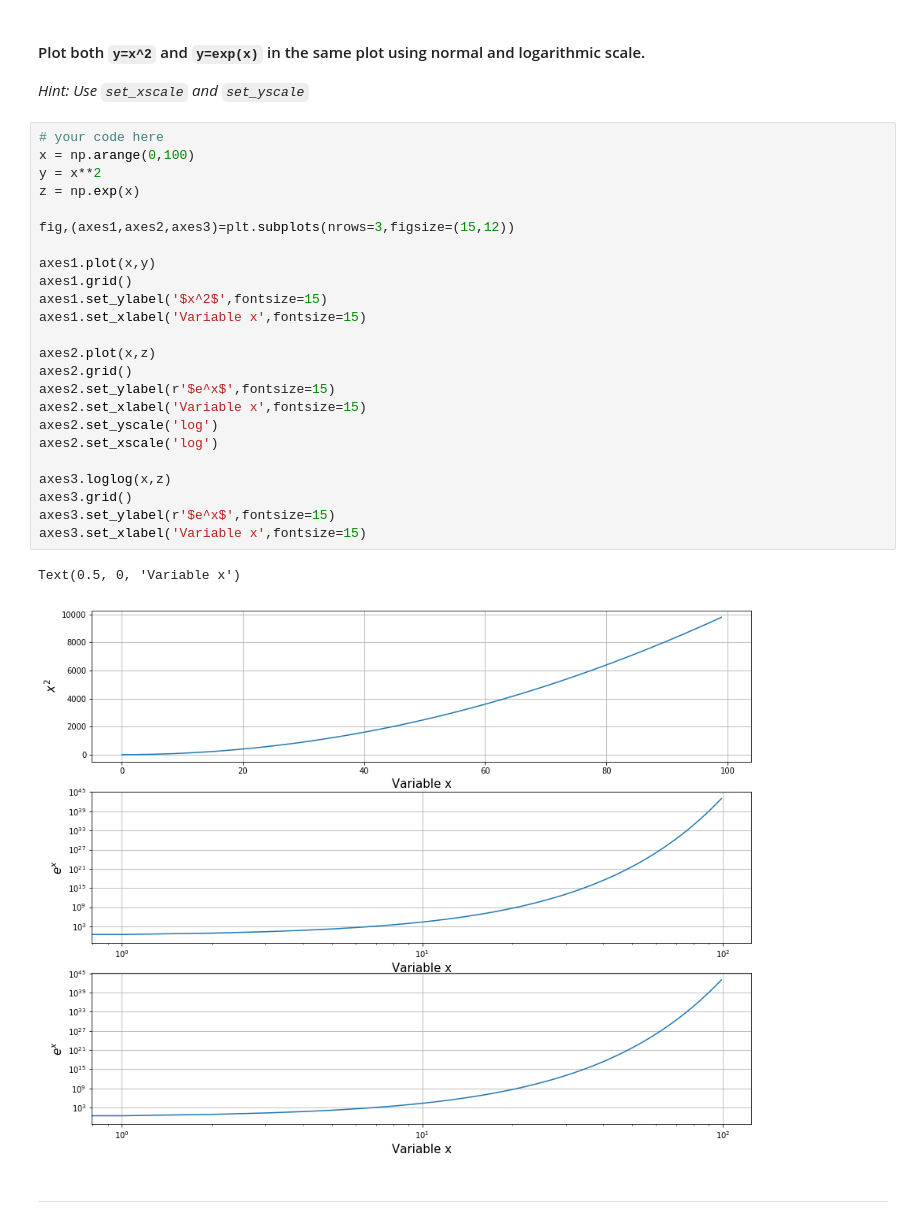
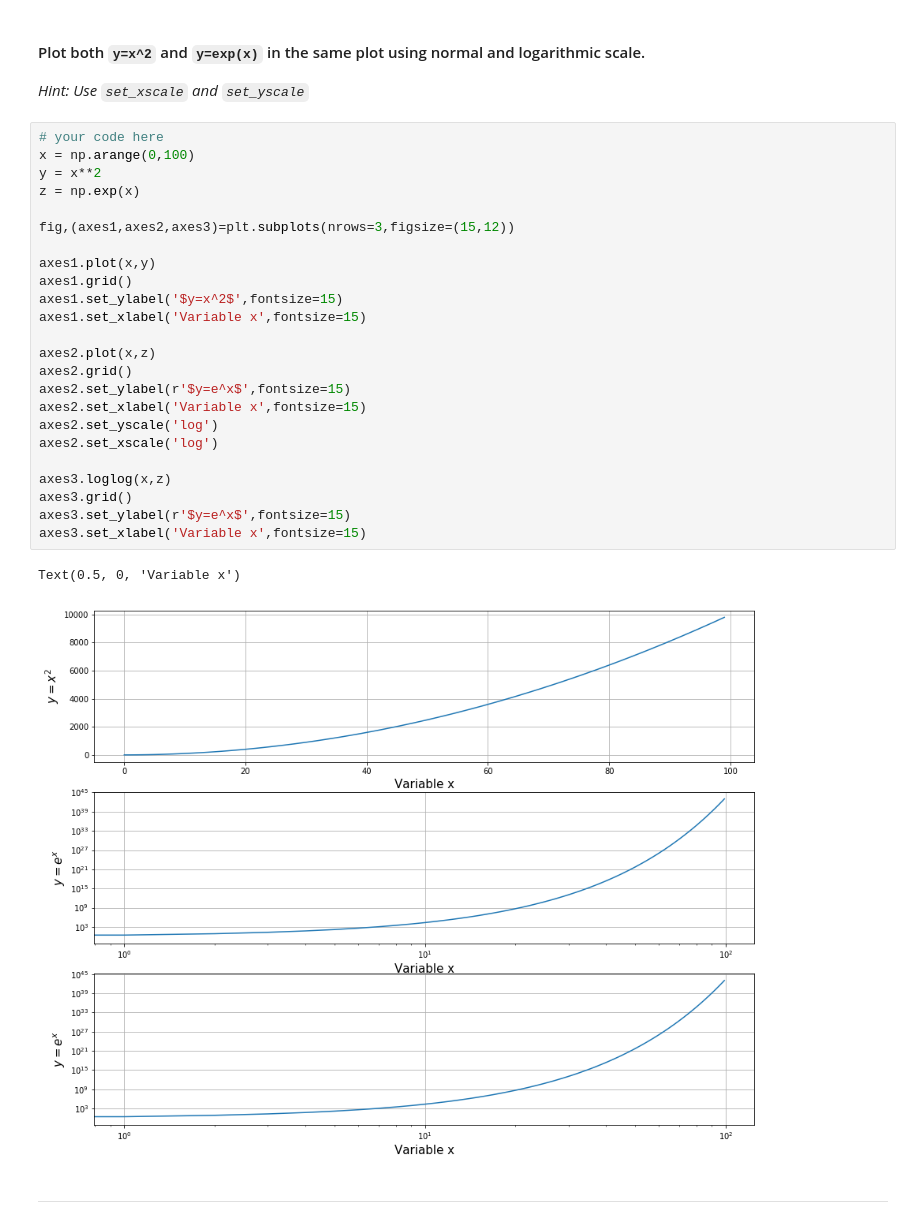
Before and after one commit to ironhack-datalabs/mad-oct-2018, a Jupyter notebook: module-2/lab-matplotlib-seaborn/your-code/challenge-1.ipynb, the cells around one changed output. Drawn from its saved outputs; the diff is of its cells as text.

```diff
--- a/module-2/lab-matplotlib-seaborn/your-code/challenge-1.ipynb
+++ b/module-2/lab-matplotlib-seaborn/your-code/challenge-1.ipynb
@@ -95,29 +95,29 @@ Text(0.5, 0, 'Varible x')
 # %%
 # your code here
 x = np.arange(0,100)
 y = x**2
 z = np.exp(x)
 
 fig,(axes1,axes2,axes3)=plt.subplots(nrows=3,figsize=(15,12))
 
 axes1.plot(x,y)
 axes1.grid()
-axes1.set_ylabel('$x^2$',fontsize=15)
+axes1.set_ylabel('$y=x^2$',fontsize=15)
 axes1.set_xlabel('Variable x',fontsize=15)
 
 axes2.plot(x,z)
 axes2.grid()
-axes2.set_ylabel(r'$e^x$',fontsize=15)
+axes2.set_ylabel(r'$y=e^x$',fontsize=15)
 axes2.set_xlabel('Variable x',fontsize=15)
 axes2.set_yscale('log')
 axes2.set_xscale('log')
 
 axes3.loglog(x,z)
 axes3.grid()
-axes3.set_ylabel(r'$e^x$',fontsize=15)
+axes3.set_ylabel(r'$y=e^x$',fontsize=15)
 axes3.set_xlabel('Variable x',fontsize=15)
 # %% [output]
 Text(0.5, 0, 'Variable x')
-[figure, old version]
+[figure, new version]
 # %% [markdown]
 ___
```
